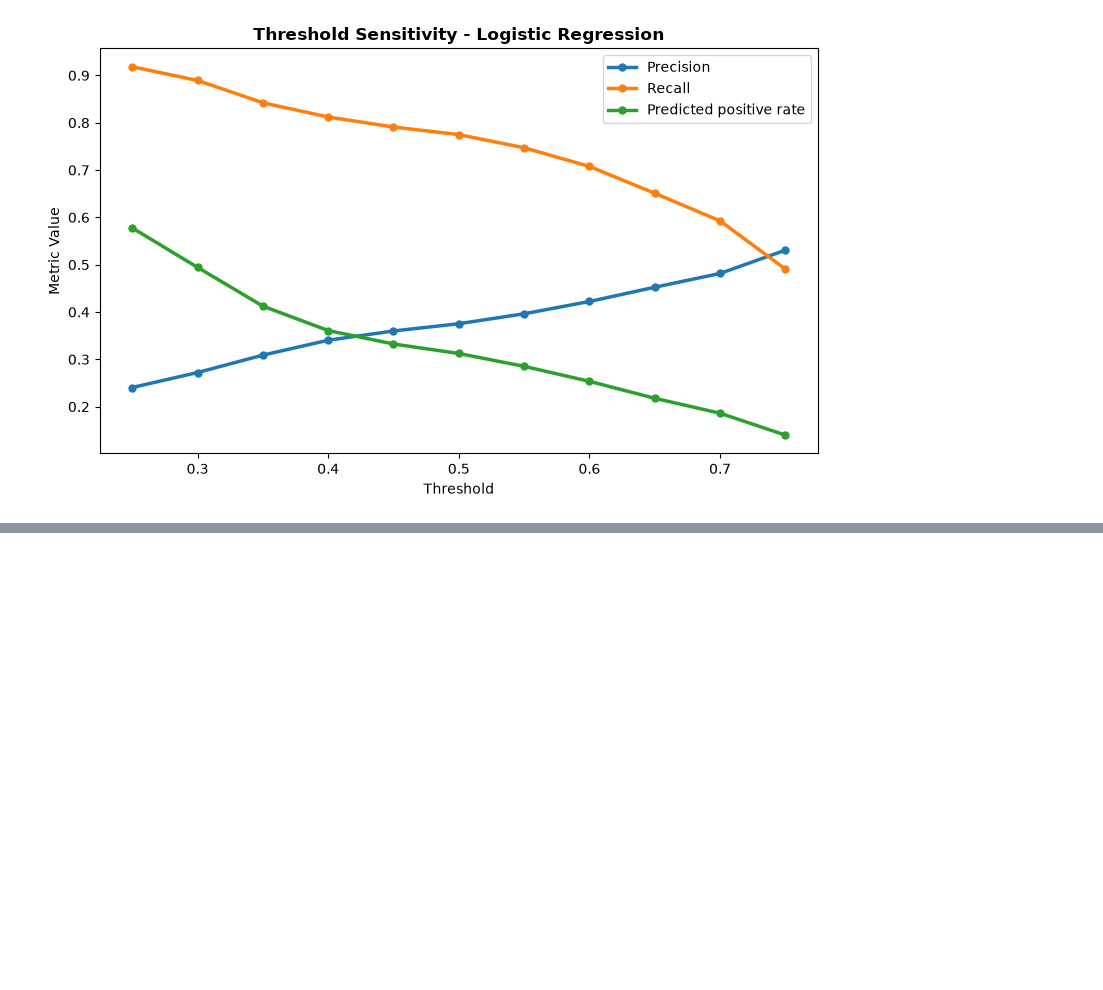
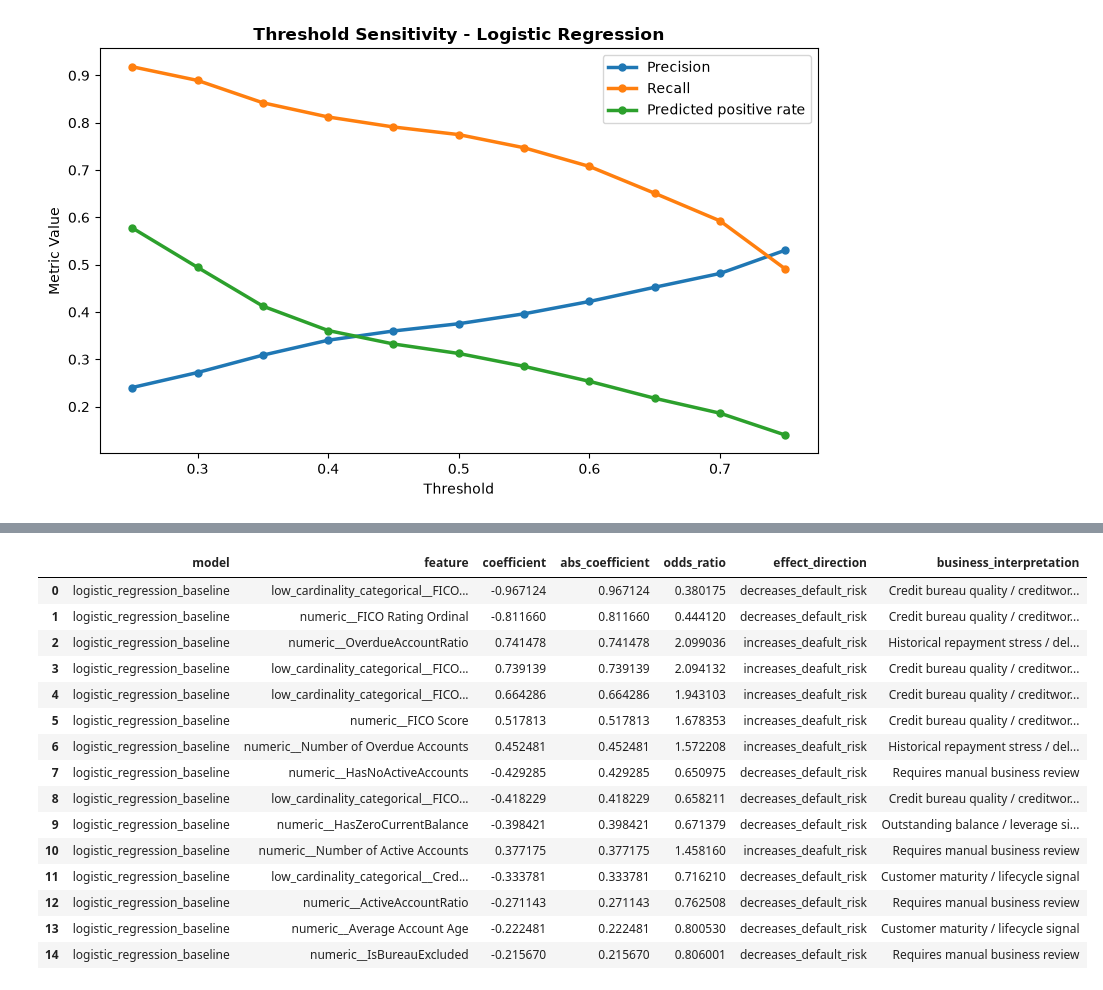
Before and after one commit to gorkemyencak/default-risk-classifier, a Jupyter notebook: notebooks/03_supervised_modeling.ipynb, the cells around one changed output, grey strips where cells are left out. Saved outputs shown, nothing was run; the diff lists cells and outputs as text; code cells hidden in the pictures; blank space fills up the shorter version.

```diff
--- a/notebooks/03_supervised_modeling.ipynb
+++ b/notebooks/03_supervised_modeling.ipynb
@@ -471,0 +483,46 @@ threshold_results_df.to_csv(
+# %%
+### supervised model - model interpretation - logistic regression coefficients
+# initialize model interpreter
+interpreter = SupervisedModelInterpreter(
+    metrics_dir = METRICS_DIR,
+    random_state = 2
+)
+
+# logistic regression coefficients
+logistic_pipeline = trainer.trained_pipelines_['logistic_regression_baseline']
+
+logistic_coefficients = interpreter.get_logistic_regression_coefficients(
+    pipeline = logistic_pipeline,
+    model_name = 'logistic_regression_baseline'
+)
+
+# add business interpretation
+logistic_coefficients_with_notes = interpreter.add_business_interpretation_notes(
+    df = logistic_coefficients,
+    feature_column = 'feature'
+)
+
+display(logistic_coefficients_with_notes.head(15))
+
+# save logistic coefficients
+interpreter.save_interpretation_table(
+    df = logistic_coefficients_with_notes,
+    file_name = 'logistic_regression_coefficients.csv'
+)
+# %% [output]
+|  | model | feature | coefficient | abs_coefficient | odds_ratio | effect_direction | business_interpretation |
+| 0 | logistic_regression_baseline | low_cardinality_categorical__FICO... | -0.967124 | 0.967124 | 0.380175 | decreases_default_risk | Credit bureau quality / creditwor... |
+| 1 | logistic_regression_baseline | numeric__FICO Rating Ordinal | -0.811660 | 0.811660 | 0.444120 | decreases_default_risk | Credit bureau quality / creditwor... |
+| 2 | logistic_regression_baseline | numeric__OverdueAccountRatio | 0.741478 | 0.741478 | 2.099036 | increases_deafult_risk | Historical repayment stress / del... |
+| 3 | logistic_regression_baseline | low_cardinality_categorical__FICO... | 0.739139 | 0.739139 | 2.094132 | increases_deafult_risk | Credit bureau quality / creditwor... |
+| 4 | logistic_regression_baseline | low_cardinality_categorical__FICO... | 0.664286 | 0.664286 | 1.943103 | increases_deafult_risk | Credit bureau quality / creditwor... |
+| 5 | logistic_regression_baseline | numeric__FICO Score | 0.517813 | 0.517813 | 1.678353 | increases_deafult_risk | Credit bureau quality / creditwor... |
+| 6 | logistic_regression_baseline | numeric__Number of Overdue Accounts | 0.452481 | 0.452481 | 1.572208 | increases_deafult_risk | Historical repayment stress / del... |
+| 7 | logistic_regression_baseline | numeric__HasNoActiveAccounts | -0.429285 | 0.429285 | 0.650975 | decreases_default_risk | Requires manual business review |
+| 8 | logistic_regression_baseline | low_cardinality_categorical__FICO... | -0.418229 | 0.418229 | 0.658211 | decreases_default_risk | Credit bureau quality / creditwor... |
+| 9 | logistic_regression_baseline | numeric__HasZeroCurrentBalance | -0.398421 | 0.398421 | 0.671379 | decreases_default_risk | Outstanding balance / leverage si... |
+| 10 | logistic_regression_baseline | numeric__Number of Active Accounts | 0.377175 | 0.377175 | 1.458160 | increases_deafult_risk | Requires manual business review |
+| 11 | logistic_regression_baseline | low_cardinality_categorical__Cred... | -0.333781 | 0.333781 | 0.716210 | decreases_default_risk | Customer maturity / lifecycle signal |
+| 12 | logistic_regression_baseline | numeric__ActiveAccountRatio | -0.271143 | 0.271143 | 0.762508 | decreases_default_risk | Requires manual business review |
+| 13 | logistic_regression_baseline | numeric__Average Account Age | -0.222481 | 0.222481 | 0.800530 | decreases_default_risk | Customer maturity / lifecycle signal |
+| 14 | logistic_regression_baseline | numeric__IsBureauExcluded | -0.215670 | 0.215670 | 0.806001 | decreases_default_risk | Requires manual business review |
```
Also changed, not shown: parts of 11 cells of this notebook, 4 other files.
